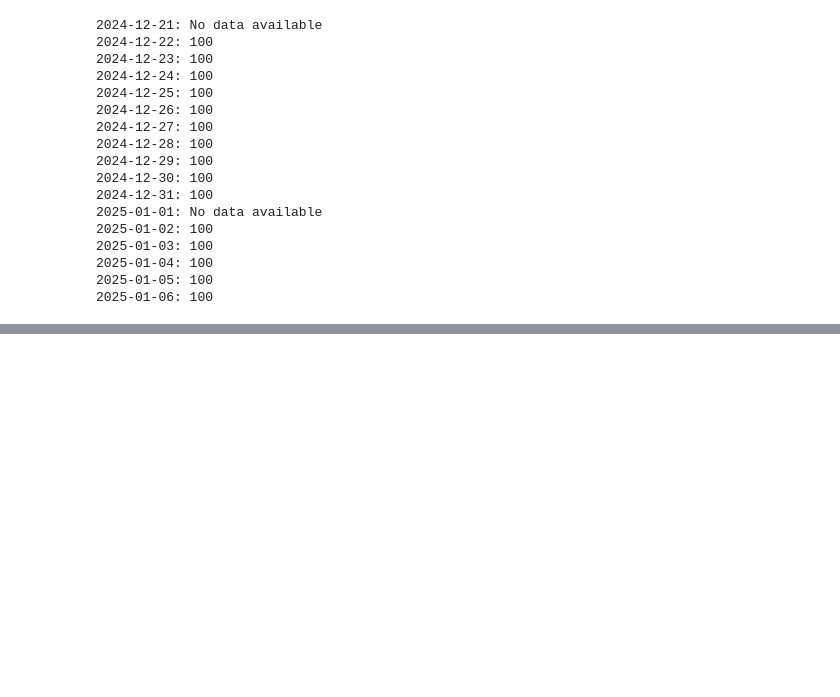
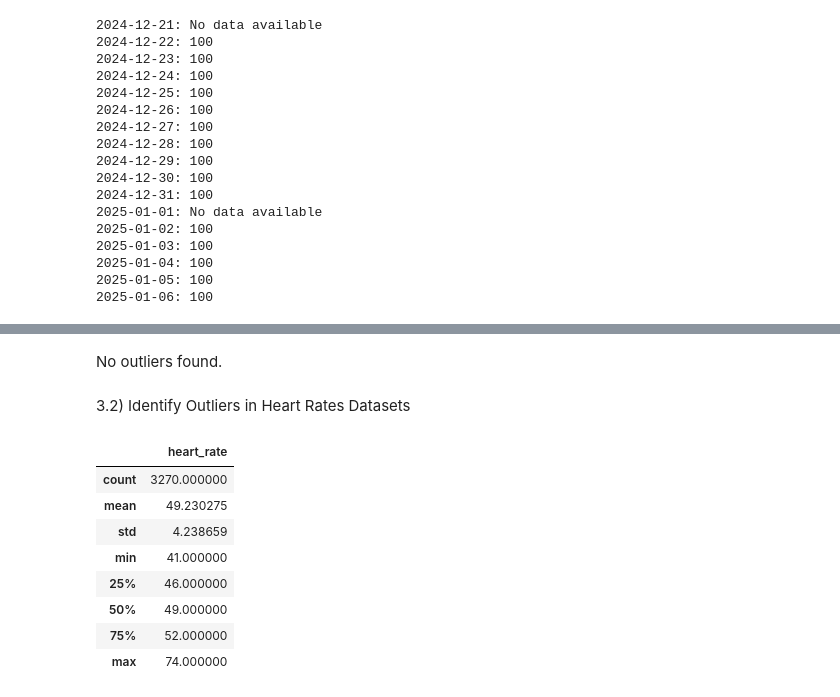
Before and after one commit to valecase4/GarminHealthInsights, a Jupyter notebook: data_cleaning/sleep/sleep.ipynb, the cells around one changed output, grey strips where cells are left out. Drawn from its saved outputs; the diff is of its cells as text; code cells hidden in the pictures; blank space fills up the shorter version.

```diff
--- a/data_cleaning/sleep/sleep.ipynb
+++ b/data_cleaning/sleep/sleep.ipynb
@@ -338,0 +359,16 @@ for day, completeness in completeness_report.items():
+# %%
+def identify_outliers_sleep_stages(directory):
+    valid_stages = {"Awake".lower(), "REM".lower(), "Deep".lower(), "Light".lower()}
+    outliers_report = {}
+
+    for file in os.listdir(directory):
+        if file.endswith(".csv"):
+            file_path = os.path.join(directory, file)
+            df = pd.read_csv(file_path)
+
+            df['sleep_stage'] = df['sleep_stage'].apply(lambda x: x.lower())
+
+            outliers = df[~df['sleep_stage'].isin(valid_stages)]
+            outliers_report[file] = len(outliers)
+
+    return outliers_report
@@ -338,0 +396,4 @@ for day, completeness in completeness_report.items():
+# %% [markdown]
+No outliers found.
+# %% [markdown]
+3.2) Identify Outliers in Heart Rates Datasets <br>
@@ -338,0 +416,12 @@ for day, completeness in completeness_report.items():
+# %%
+merged_df.describe()
+# %% [output]
+|  | heart_rate |
+| count | 3270.000000 |
+| mean | 49.230275 |
+| std | 4.238659 |
+| min | 41.000000 |
+| 25% | 46.000000 |
+| 50% | 49.000000 |
+| 75% | 52.000000 |
+| max | 74.000000 |
```
Also changed, not shown: parts of 15 cells of this notebook, 5 other files.
